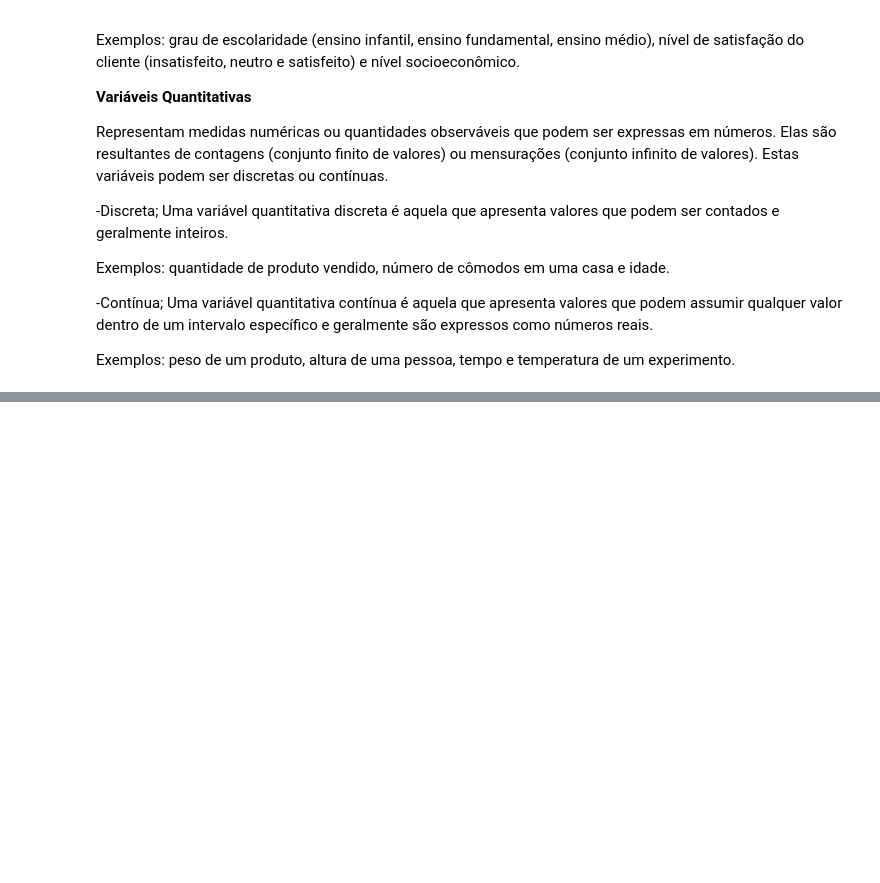
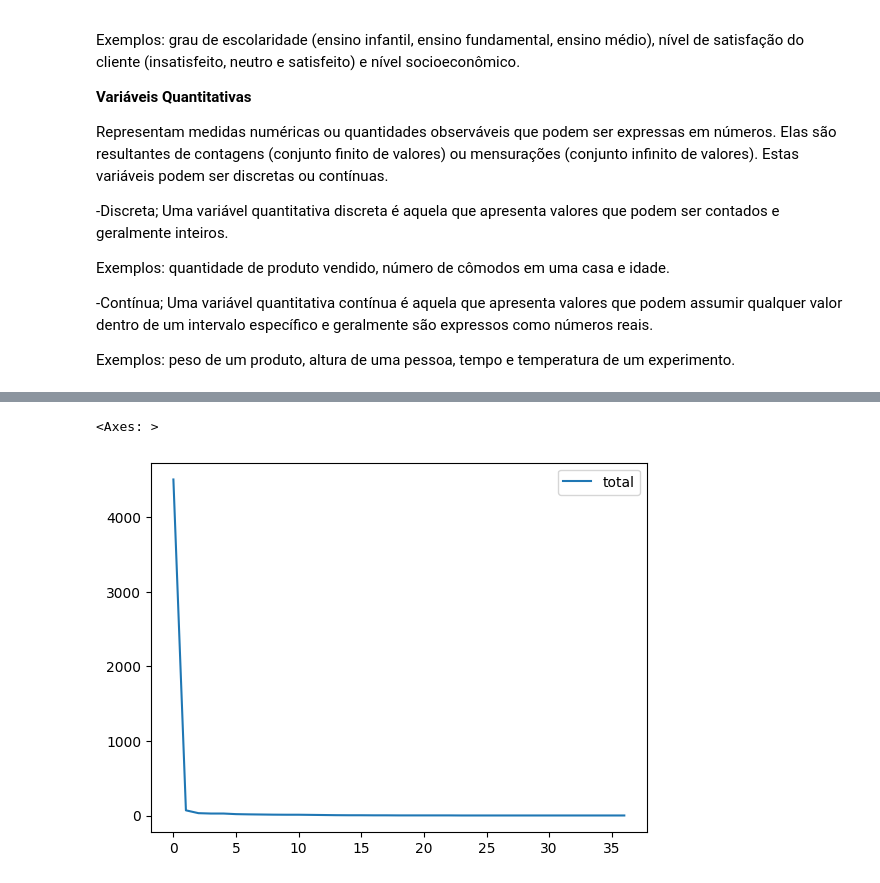
Before and after one commit to annaklaracss/data_science-, a Jupyter notebook: Explorando_a_base_do_TMDB.ipynb, the cells around one changed output, grey strips where cells are left out. Drawn from its saved outputs; the diff is of its cells as text; code cells hidden in the pictures; blank space fills up the shorter version.

```diff
--- a/Explorando_a_base_do_TMDB.ipynb
+++ b/Explorando_a_base_do_TMDB.ipynb
@@ -2,7 +2,7 @@
 <a href="https://colab.research.google.com/github/annaklaracss/data_science-/blob/main/Explorando_a_base_do_TMDB.ipynb" target="_parent"><img src="https://colab.research.google.com/assets/colab-badge.svg" alt="Open In Colab"/></a>
 # %%
 import pandas as pd
-tmdb = pd.read_csv('https://raw.githubusercontent.com/annaklaracss/data_science-/refs/heads/main/tmdb_5000_movies.csv?token=GHSAT0AAAAAADFNH5J7LMITIVQO35IOYOW42CJZRHA')
+tmdb = pd.read_csv('https://raw.githubusercontent.com/annaklaracss/data_science-/refs/heads/main/tmdb_5000_movies.csv?token=GHSAT0AAAAAADFNH5J7GNVQS6RNRNRSQW242CPF6BQ')
 tmdb.head()
 # %% [output]
 |  | budget | genres | homepage | id | keywords | original_language | original_title | overview | ... |
@@ -108,0 +163,4 @@ Exemplos: peso de um produto, altura de uma pessoa, tempo e temperatura de um ex
+# %%
+contagem_de_lingua = tmdb['original_language'].value_counts().to_frame().reset_index() #criou um inidice novo
+contagem_de_lingua.columns = ['original_language','total']
+contagem_de_lingua.head()
@@ -108,0 +174,5 @@ Exemplos: peso de um produto, altura de uma pessoa, tempo e temperatura de um ex
+# %%
+contagem_de_lingua.plot()
+# %% [output]
+<Axes: >
+[figure, added]
```
Also changed, not shown: parts of 6 cells of this notebook.
